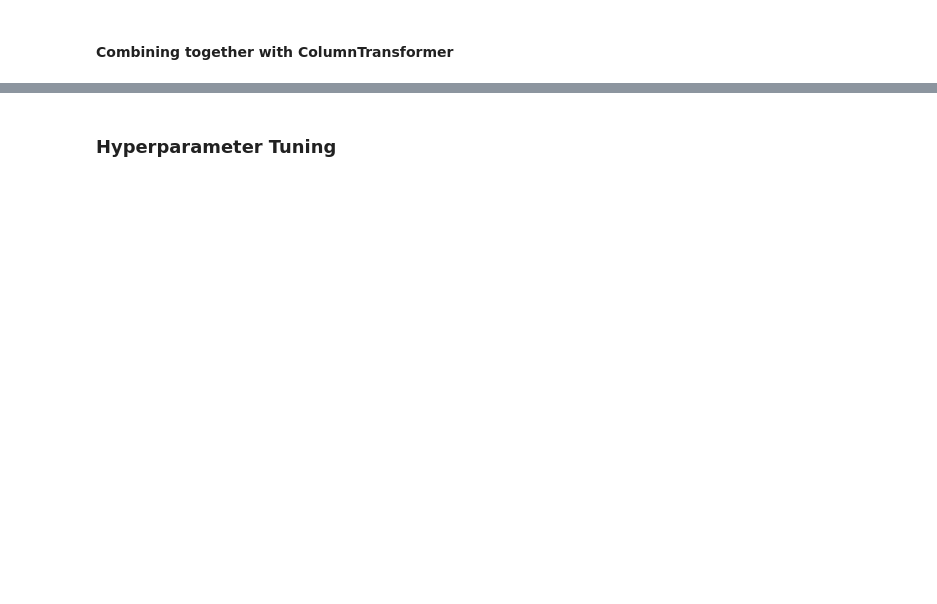
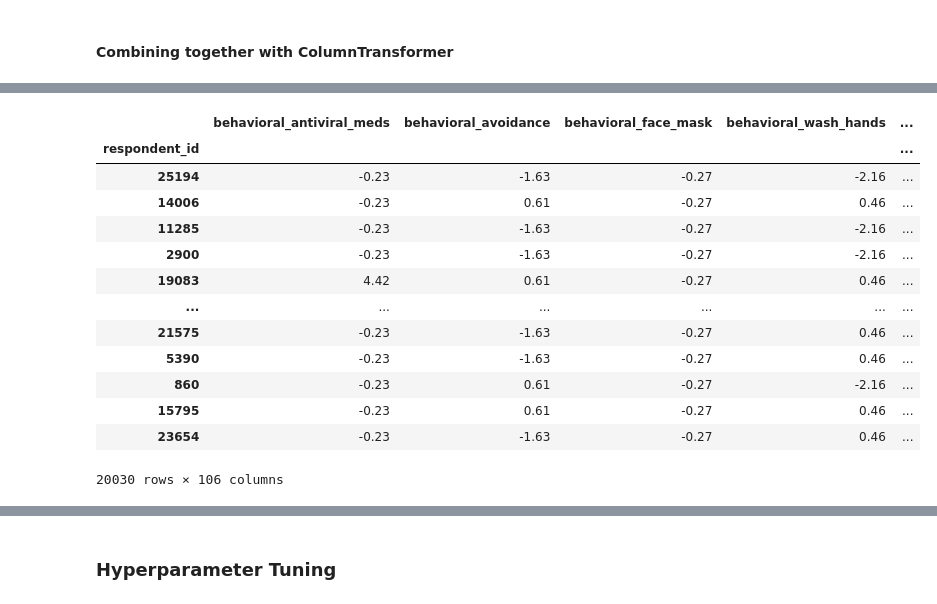
Before and after one commit to rcauvy/Flu_Shot_Learning, a Jupyter notebook: index.ipynb, the cells around one changed output, grey strips where cells are left out. Cells and saved outputs as stored; diff of their text form; code cells hidden in the pictures; blank space fills up the shorter version.

```diff
--- a/index.ipynb
+++ b/index.ipynb
@@ -455,8 +462,8 @@ array([[-0.22644649, -1.62924603, -0.27402537, ..., -0.08933262,
 # constance placeholder 'Unknown' and then OneHotEncode all numerical columns
 
 cat_tf = Pipeline(steps=[
-    ('SI',SimpleImputer(strategy='constant',fill_value='Unknown')),
-    ('OHE',OneHotEncoder(sparse=False,drop='first'))])
+    ('imputer',SimpleImputer(strategy='constant',fill_value='Unknown')),
+    ('ohe',OneHotEncoder(sparse=False,handle_unknown='ignore'))])
 # %%
 X_train_cat_tf =cat_tf.fit_transform(X_train[cat_cols])
 X_test_cat_tf =cat_tf.transform(X_test[cat_cols])
@@ -748,0 +506,33 @@ Test Score:     0.84
+# %%
+## Get X_train and X_test from column transformer
+X_train_tf = preprocessor.fit_transform(X_train)
+X_test_tf = preprocessor.transform(X_test)
+# %%
+cat_features = list(preprocessor.named_transformers_['Cat'].named_steps['ohe']
+                    .get_feature_names(cat_cols))
+# %%
+X_cols = num_cols+cat_features
+# %%
+X_train_df = pd.DataFrame(preprocessor.transform(X_train),
+                          index=X_train.index, columns=X_cols)
+X_test_df = pd.DataFrame(preprocessor.transform(X_test),
+                          index=X_test.index, columns=X_cols)
+
+
+## Tranform X_train and X_test and make into DataFrames
+X_train_df
+# %% [output]
+|  | behavioral_antiviral_meds | behavioral_avoidance | behavioral_face_mask | behavioral_wash_hands | ... |
+| respondent_id |  |  |  |  | ... |
+| 25194 | -0.23 | -1.63 | -0.27 | -2.16 | ... |
+| 14006 | -0.23 | 0.61 | -0.27 | 0.46 | ... |
+| 11285 | -0.23 | -1.63 | -0.27 | -2.16 | ... |
+| 2900 | -0.23 | -1.63 | -0.27 | -2.16 | ... |
+| 19083 | 4.42 | 0.61 | -0.27 | 0.46 | ... |
+| ... | ... | ... | ... | ... | ... |
+| 21575 | -0.23 | -1.63 | -0.27 | 0.46 | ... |
+| 5390 | -0.23 | -1.63 | -0.27 | 0.46 | ... |
+| 860 | -0.23 | 0.61 | -0.27 | -2.16 | ... |
+| 15795 | -0.23 | 0.61 | -0.27 | 0.46 | ... |
+| 23654 | -0.23 | -1.63 | -0.27 | 0.46 | ... |
+20030 rows × 106 columns
```
Also changed, not shown: parts of 145 cells of this notebook.
